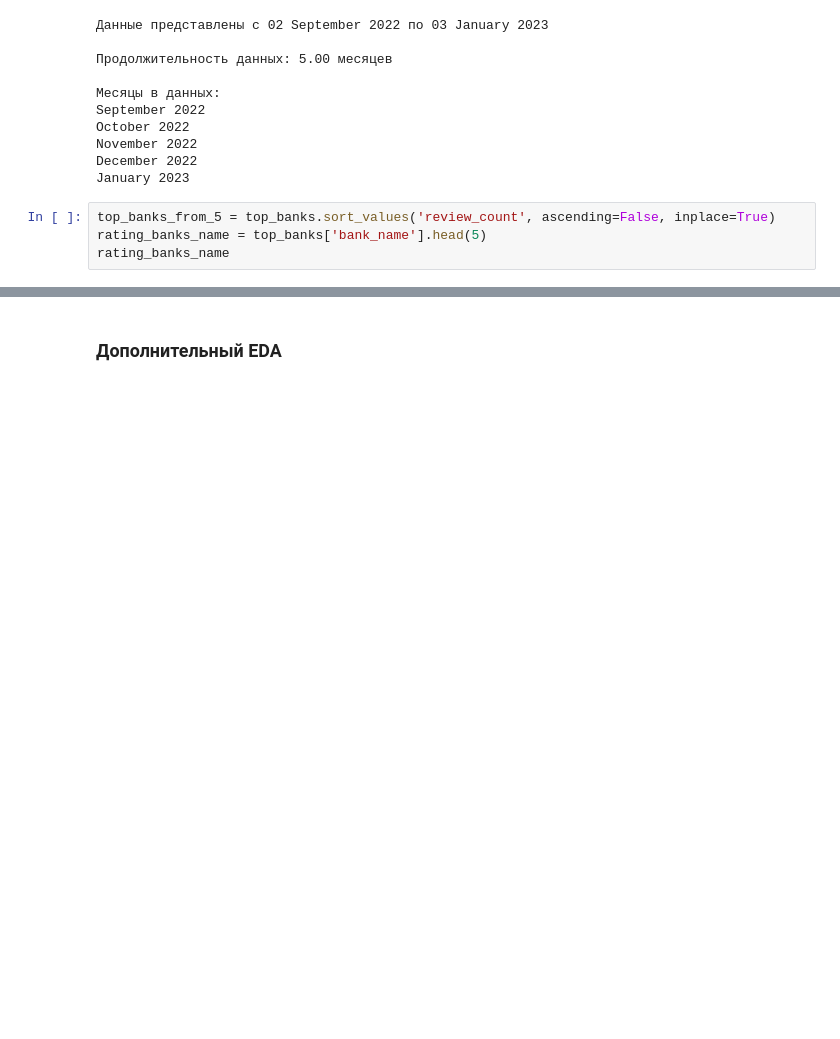
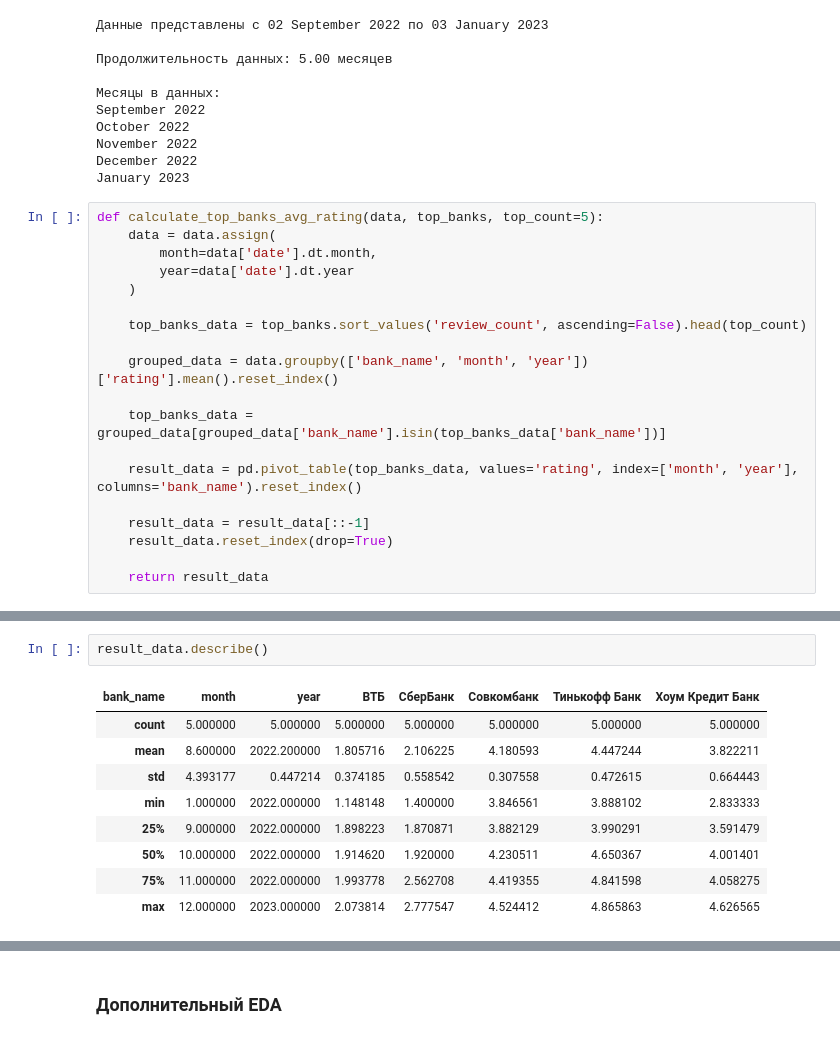
Before and after one commit to nikfilonenko/EDA_binary-text-classifier, a Jupyter notebook: src/notebooks/analysis_of_reviews_of_banks.ipynb, the cells around one changed output, grey strips where cells are left out. Cells and saved outputs as stored; diff of their text form; blank space fills up the shorter version.

```diff
--- a/src/notebooks/analysis_of_reviews_of_banks.ipynb
+++ b/src/notebooks/analysis_of_reviews_of_banks.ipynb
@@ -346,7 +346,22 @@ November 2022
 December 2022
 January 2023
 # %%
-top_banks_from_5 = top_banks.sort_values('review_count', ascending=False, inplace=True)
-rating_banks_name = top_banks['bank_name'].head(5)
-rating_banks_name
+def calculate_top_banks_avg_rating(data, top_banks, top_count=5):
+    data = data.assign(
+        month=data['date'].dt.month,
+        year=data['date'].dt.year
+    )
+
+    top_banks_data = top_banks.sort_values('review_count', ascending=False).head(top_count)
+
+    grouped_data = data.groupby(['bank_name', 'month', 'year'])['rating'].mean().reset_index()
+
+    top_banks_data = grouped_data[grouped_data['bank_name'].isin(top_banks_data['bank_name'])]
+
+    result_data = pd.pivot_table(top_banks_data, values='rating', index=['month', 'year'], columns='bank_name').reset_index()
+
+    result_data = result_data[::-1]
+    result_data.reset_index(drop=True)
+
+    return result_data
 # %% [output]
@@ -358,0 +387,12 @@ Name: bank_name, dtype: object
+# %%
+result_data.describe()
+# %% [output]
+| bank_name | month | year | ВТБ | СберБанк | Совкомбанк | Тинькофф Банк | Хоум Кредит Банк |
+| count | 5.000000 | 5.000000 | 5.000000 | 5.000000 | 5.000000 | 5.000000 | 5.000000 |
+| mean | 8.600000 | 2022.200000 | 1.805716 | 2.106225 | 4.180593 | 4.447244 | 3.822211 |
+| std | 4.393177 | 0.447214 | 0.374185 | 0.558542 | 0.307558 | 0.472615 | 0.664443 |
+| min | 1.000000 | 2022.000000 | 1.148148 | 1.400000 | 3.846561 | 3.888102 | 2.833333 |
+| 25% | 9.000000 | 2022.000000 | 1.898223 | 1.870871 | 3.882129 | 3.990291 | 3.591479 |
+| 50% | 10.000000 | 2022.000000 | 1.914620 | 1.920000 | 4.230511 | 4.650367 | 4.001401 |
+| 75% | 11.000000 | 2022.000000 | 1.993778 | 2.562708 | 4.419355 | 4.841598 | 4.058275 |
+| max | 12.000000 | 2023.000000 | 2.073814 | 2.777547 | 4.524412 | 4.865863 | 4.626565 |
```
Also changed, not shown: parts of 6 cells of this notebook.
